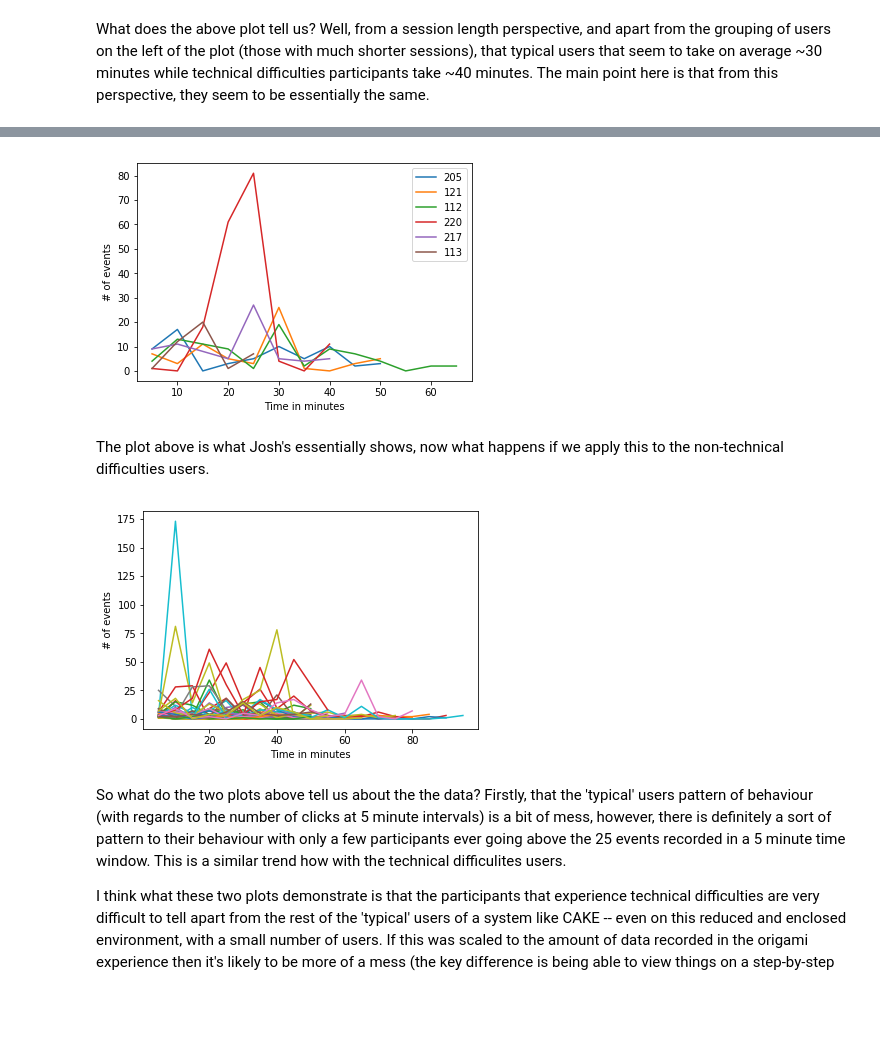
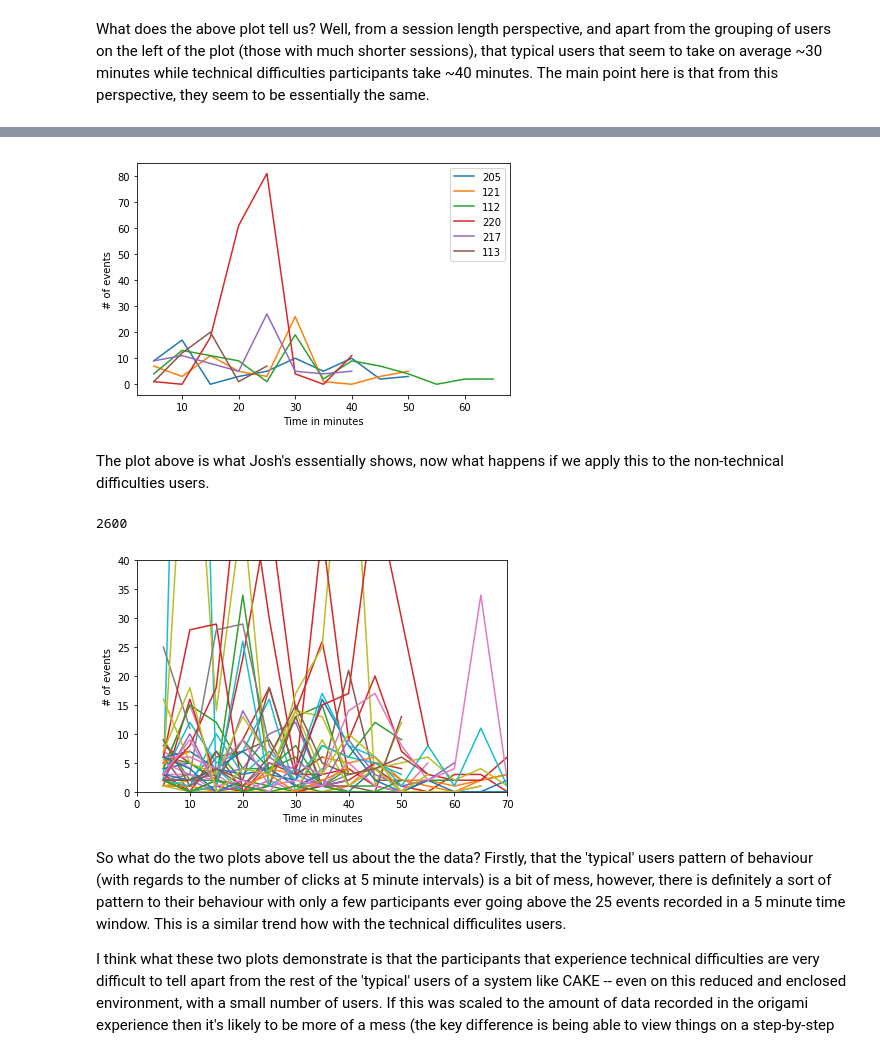
Before and after one commit to JonoCX/cake_data_notebooks_dsjm18, a Jupyter notebook: exploratory-time-series-anaylsis.ipynb, the cells around one changed output, grey strips where cells are left out. Cells and saved outputs as stored; diff of their text form; code cells hidden in the pictures; blank space fills up the shorter version.

```diff
--- a/exploratory-time-series-anaylsis.ipynb
+++ b/exploratory-time-series-anaylsis.ipynb
@@ -341,16 +345,18 @@ def get_intensity_plot_data(dataframe, id_col_name, time_col_name, interval_peri
 # %%
 p_data = get_intensity_plot_data(cake_td_raw, 'participant_id', 'timestamp', interval_period=5, time_period_str='5min')
 for k, v in p_data.items():
     if (k == 109) or (k == 407): # Let's just skip over these for the time being, they skew the plots terribly.
         continue
     data = [(x, y) for x, y in v]
     plt.plot(*zip(*data), label=k)
 
 plt.legend()
 plt.xlabel('Time in minutes')
 _ = plt.ylabel('# of events')
+plt.tight_layout()
+plt.savefig('tech_diff_number_of_events_over_time.png', dpi=300)
 # %% [output]
-[figure, old version]
+[figure, new version]
 # %% [markdown]
 The plot above is what Josh's essentially shows, now what happens if we apply this to the non-technical difficulties users.
 # %%
@@ -377,8 +383,13 @@ for k, v in non_td_data.items():
 #plt.legend()
 plt.xlabel('Time in minutes')
 _ = plt.ylabel('# of events')
+plt.xlim([0, 70])
+plt.ylim([0, 40])
+plt.tight_layout()
+plt.savefig('typical-number-of-events-over-time.png', dpi=300)
 # %% [output]
+2600
-[figure, old version]
+[figure, new version]
 # %% [markdown]
 So what do the two plots above tell us about the the data? Firstly, that the 'typical' users pattern of behaviour (with regards to the number of clicks at 5 minute intervals) is a bit of mess, however, there is definitely a sort of pattern to their behaviour with only a few participants ever going above the 25 events recorded in a 5 minute time window. This is a similar trend how with the technical difficulites users.
 
```
Also changed, not shown: parts of 6 cells of this notebook, 6 other files.
